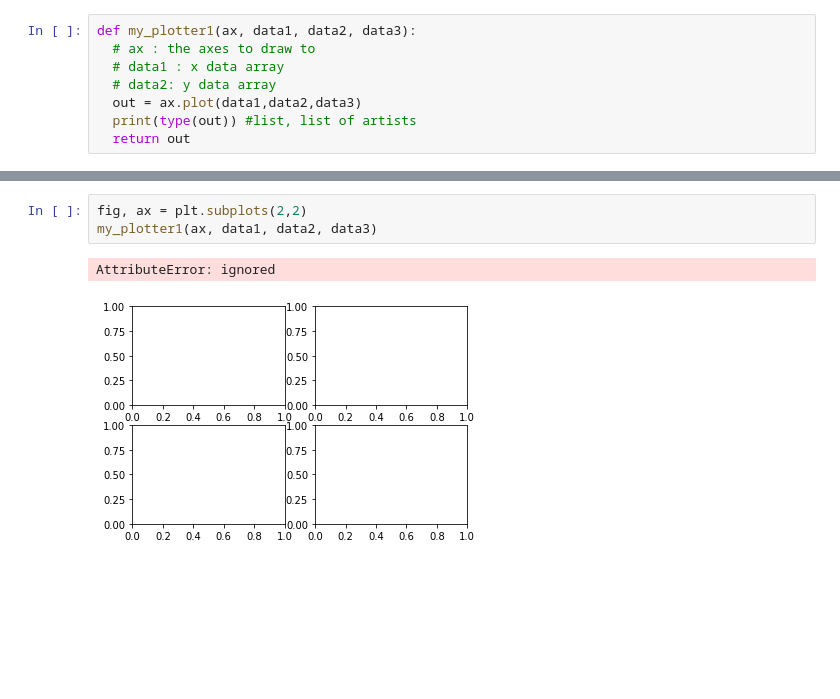
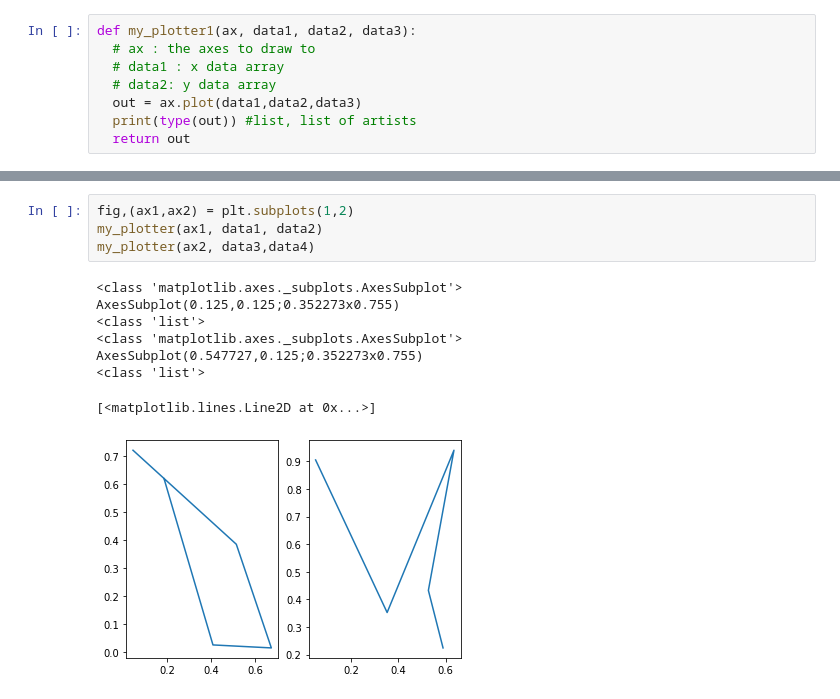
Before and after one commit to ulrikSebastienR/Colab-python-diaries, a Jupyter notebook: bb_matplotlib.ipynb, the cells around one changed output, grey strips where cells are left out. Cells and saved outputs as stored; diff of their text form; blank space fills up the shorter version.

```diff
--- a/bb_matplotlib.ipynb
+++ b/bb_matplotlib.ipynb
@@ -197,6 +197,13 @@ AxesSubplot(0.125,0.125;0.775x0.755)
 # %%
-fig, ax = plt.subplots(2,2)
-my_plotter1(ax, data1, data2, data3)
+fig,(ax1,ax2) = plt.subplots(1,2)
+my_plotter(ax1, data1, data2)
+my_plotter(ax2, data3,data4)
 # %% [output]
-AttributeError: ignored
+<class 'matplotlib.axes._subplots.AxesSubplot'>
+AxesSubplot(0.125,0.125;0.352273x0.755)
+<class 'list'>
+<class 'matplotlib.axes._subplots.AxesSubplot'>
+AxesSubplot(0.547727,0.125;0.352273x0.755)
+<class 'list'>
+[<matplotlib.lines.Line2D at 0x...>]
-[figure, old version]
+[figure, new version]
```
Also changed, not shown: parts of 5 cells of this notebook.
